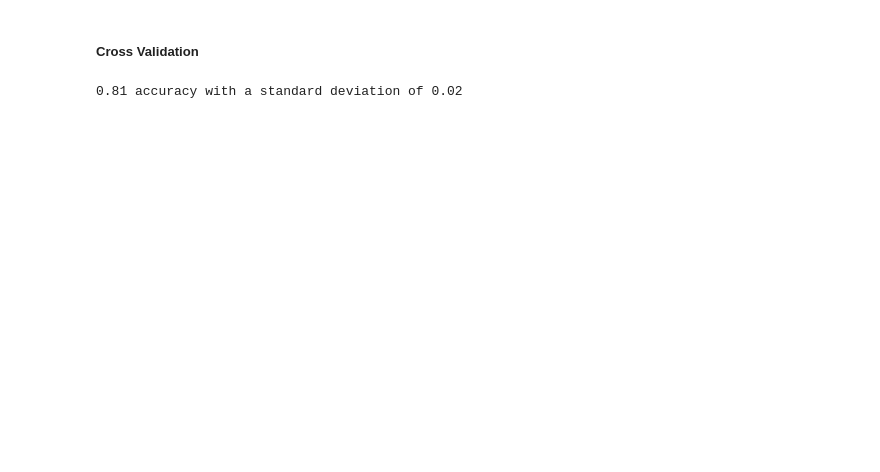
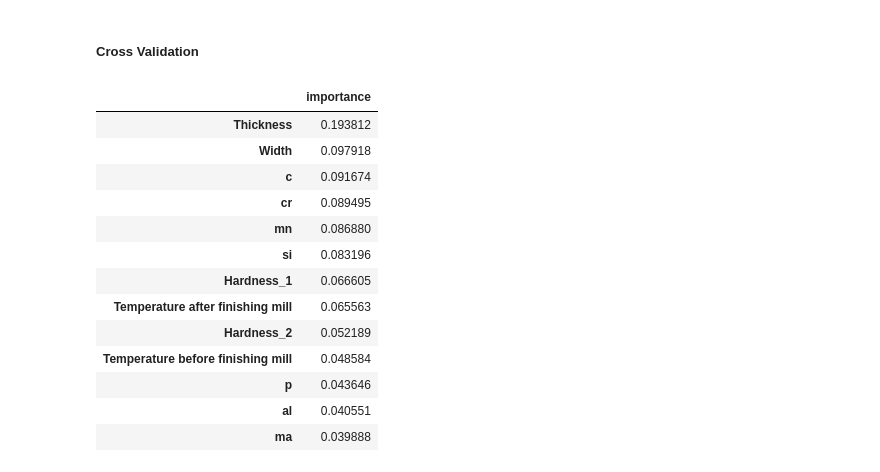
Before and after one commit to HavvaEb/ArcelorMittal_project, a Jupyter notebook: Classification_fre.ipynb, the cells around one changed output. Cells and saved outputs as stored; diff of their text form; code cells hidden in the pictures; blank space fills up the shorter version.

```diff
--- a/Classification_fre.ipynb
+++ b/Classification_fre.ipynb
@@ -177,7 +208,23 @@ Score : 0.8433931484502447
 ##### Cross Validation
 # %%
 from sklearn.model_selection import cross_val_score
-scores = cross_val_score(clf, X_resampled, y_resampled, cv=15)
-print("%0.2f accuracy with a standard deviation of %0.2f" % (scores.mean(), scores.std()))
+#scores = cross_val_score(clf, X_resampled, y_resampled, cv=15)
+#print("%0.2f accuracy with a standard deviation of %0.2f" % (scores.mean(), scores.std()))
-# %% [output]
-0.81 accuracy with a standard deviation of 0.02
+# %%
+feature_importances = pd.DataFrame(clf.feature_importances_, index =important_features,  columns=['importance']).sort_values('importance', ascending=False)
+feature_importances
+# %% [output]
+|  | importance |
+| Thickness | 0.193812 |
+| Width | 0.097918 |
+| c | 0.091674 |
+| cr | 0.089495 |
+| mn | 0.086880 |
+| si | 0.083196 |
+| Hardness_1 | 0.066605 |
+| Temperature after finishing mill | 0.065563 |
+| Hardness_2 | 0.052189 |
+| Temperature before finishing mill | 0.048584 |
+| p | 0.043646 |
+| al | 0.040551 |
+| ma | 0.039888 |
```
Also changed, not shown: parts of 3 cells of this notebook, 6 other files.
